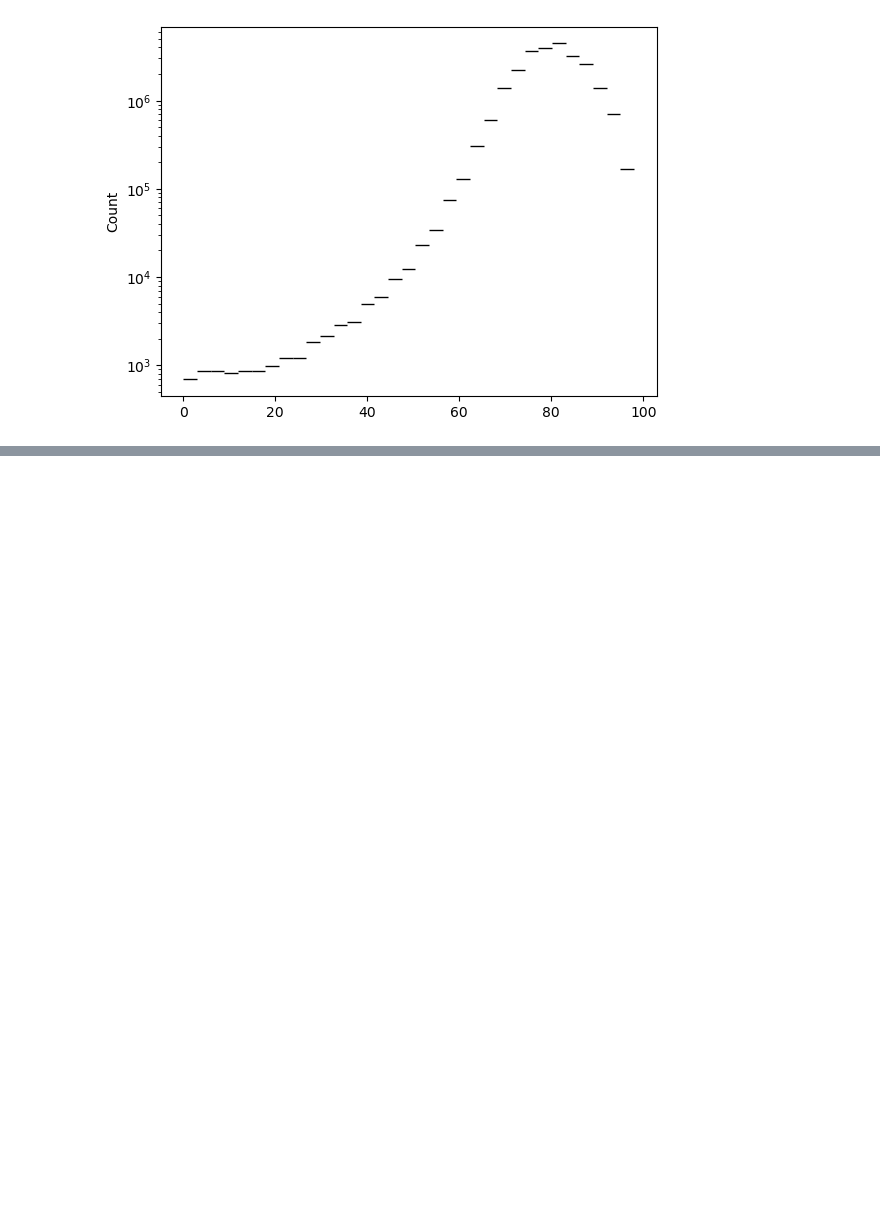
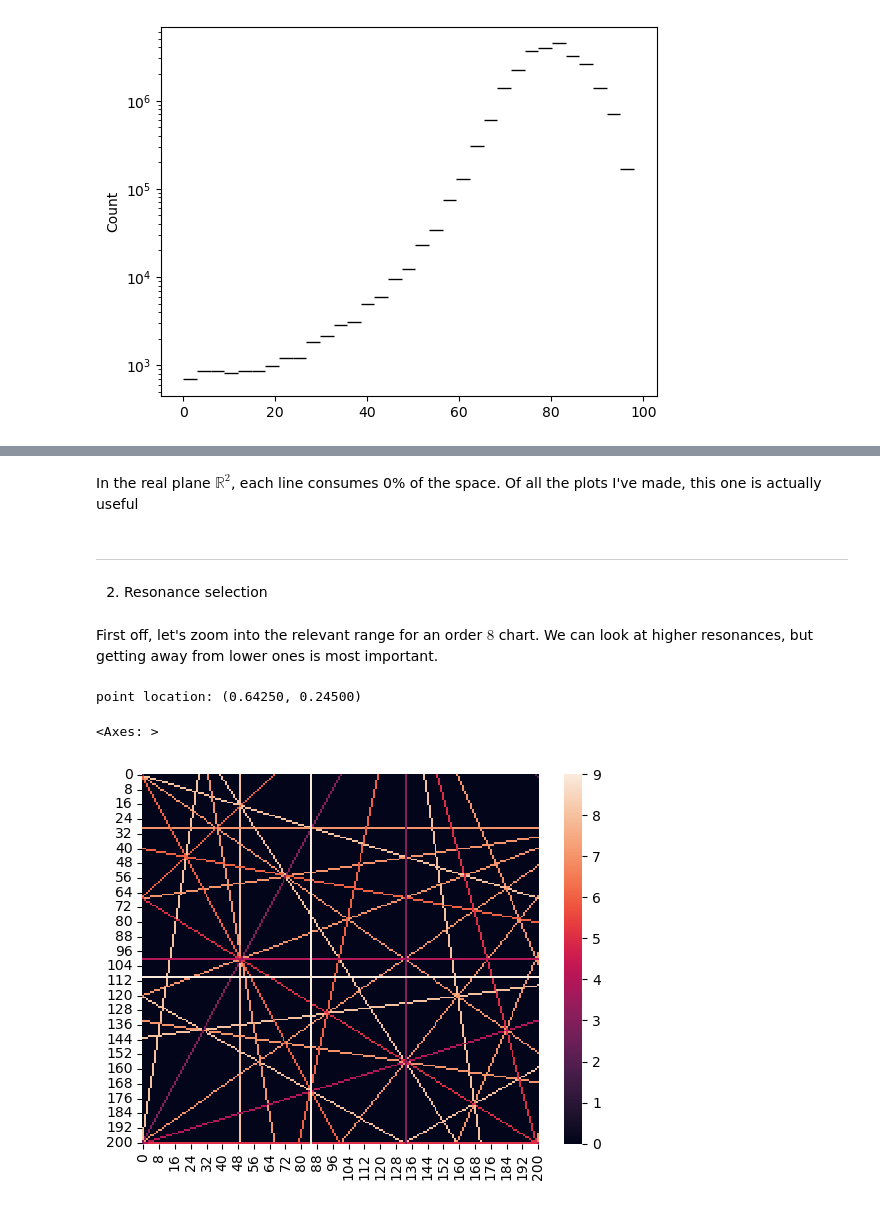
Before and after one commit to andrew-koren/learn-bmad, a Jupyter notebook: project_4/project_4.ipynb, the cells around one changed output, grey strips where cells are left out. Drawn from its saved outputs; the diff is of its cells as text; code cells hidden in the pictures; blank space fills up the shorter version.

```diff
--- a/project_4/project_4.ipynb
+++ b/project_4/project_4.ipynb
@@ -222,0 +244,52 @@ Looks like high-orders are actually dominate, despite being drawn on before the
+# %% [markdown]
+In the real plane $\mathbb{R}^2$, each line consumes 0% of the space. Of all the plots I've made, this one is actually useful
+# %% [markdown]
+---
+# %% [markdown]
+2. Resonance selection
+# %% [markdown]
+First off, let's zoom into the relevant range for an order $8$ chart. We can look at higher resonances, but getting away from lower ones is most important.
+# %%
+# plot in reverse order so lower orders are drawn on top
+# min order = 2
+
+def zoom_resonance(max_order, resolution, cmap, point_list=None):
+    '''
+    point_list is a list of points to be annotated
+    '''
+
+    img = None
+
+    for order in range(max_order, 1, -1):
+        color = (order, order, order)
+        p0, p1 = get_ends(order)
+        img = draw_lines(p0, p1, color, img=img, resolution=resolution)
+
+    img = img[...,0] # only need one color
+    x_lim = np.arange(int(0.6*resolution),int(0.7*resolution)+1)
+    y_lim = np.arange(int(0.2*resolution),int(0.3*resolution)+1)
+
+    img = img[y_lim, :] # select ylim
+    img = img[:, x_lim] # select xlim
+    img = img[::-1] # flips y-axis so bottom left is (0.6,0.2)
+    img[img == 255] = 0
+
+    if point_list is not None:
+        for point in point_list:
+            print(f'point location: ({.6+point[0]/resolution:.5f}, {.3-point[1]/resolution:.5f})')
+
+            img[point[1],:] = max_order+1
+            img[:,point[0]] = max_order+1
+
+    return sns.heatmap(img, cmap=cmap)
+
+max_order = 8
+resolution = 2000
+cmap = color_palette('rocket', as_cmap=True)
+point_selector = (85, 110)
+
+zoom_resonance(max_order, resolution, cmap, [point_selector])
+# %% [output]
+point location: (0.64250, 0.24500)
+<Axes: >
+[figure, added]
```
Also changed, not shown: parts of 12 cells of this notebook.
